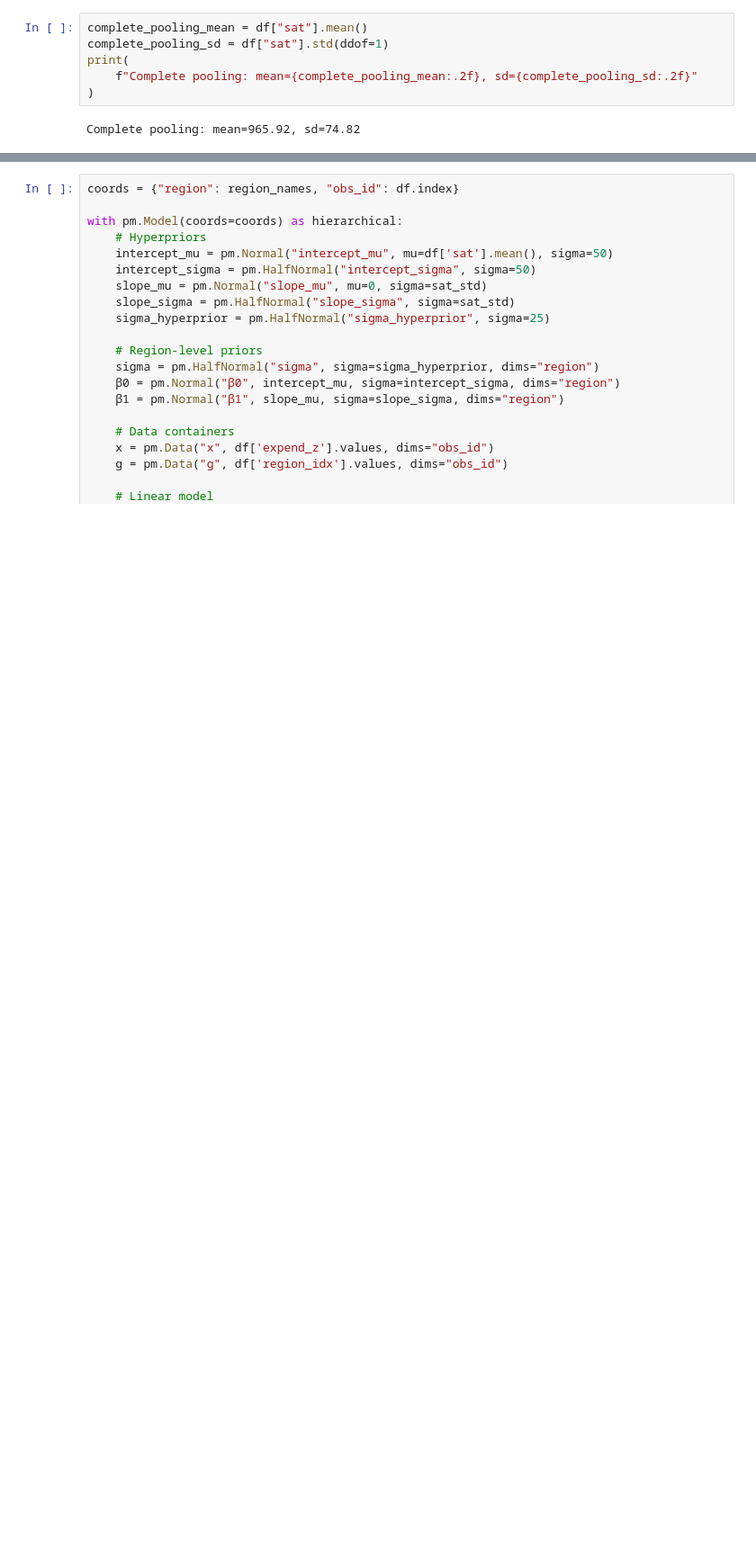
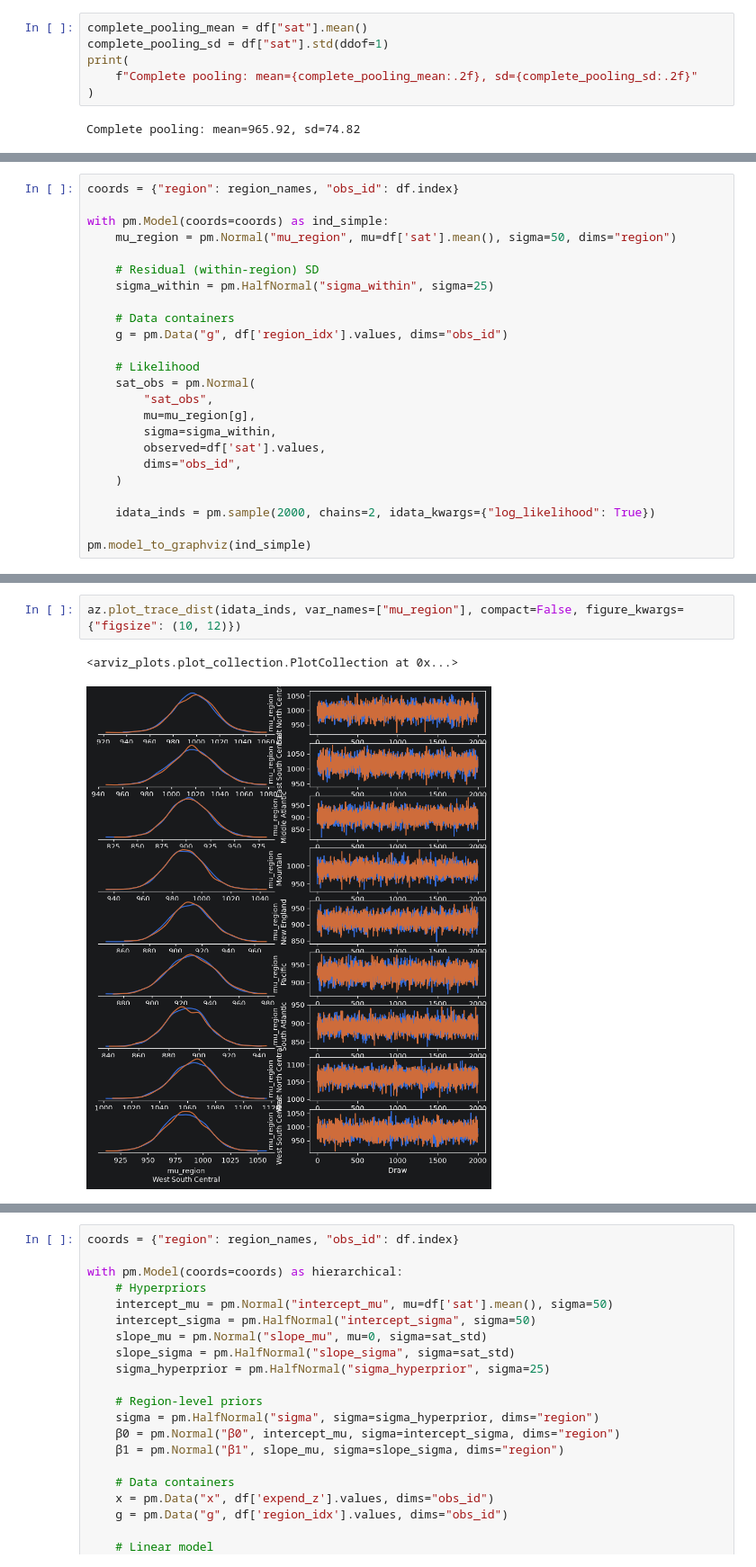
Before and after one commit to NotUniqueUser/applied-stats-project, a Jupyter notebook: pymc.ipynb, the cells around one changed output, grey strips where cells are left out. Shown at 90% size. Cells and saved outputs as stored; diff of their text form; blank space fills up the shorter version.

```diff
--- a/pymc.ipynb
+++ b/pymc.ipynb
@@ -1298,0 +1305,24 @@ Complete pooling: mean=965.92, sd=74.82
+# %%
+coords = {"region": region_names, "obs_id": df.index}
+
+with pm.Model(coords=coords) as ind_simple:
+    mu_region = pm.Normal("mu_region", mu=df['sat'].mean(), sigma=50, dims="region")
+
+    # Residual (within-region) SD
+    sigma_within = pm.HalfNormal("sigma_within", sigma=25)
+
+    # Data containers
+    g = pm.Data("g", df['region_idx'].values, dims="obs_id")
+
+    # Likelihood
+    sat_obs = pm.Normal(
+        "sat_obs",
+        mu=mu_region[g],
+        sigma=sigma_within,
+        observed=df['sat'].values,
+        dims="obs_id",
+    )
+
+    idata_inds = pm.sample(2000, chains=2, idata_kwargs={"log_likelihood": True})
+
+pm.model_to_graphviz(ind_simple)
@@ -1298,0 +1352,5 @@ Complete pooling: mean=965.92, sd=74.82
+# %%
+az.plot_trace_dist(idata_inds, var_names=["mu_region"], compact=False, figure_kwargs={"figsize": (10, 12)})
+# %% [output]
+<arviz_plots.plot_collection.PlotCollection at 0x...>
+[figure, added]
```
Also changed, not shown: parts of 27 cells of this notebook.
